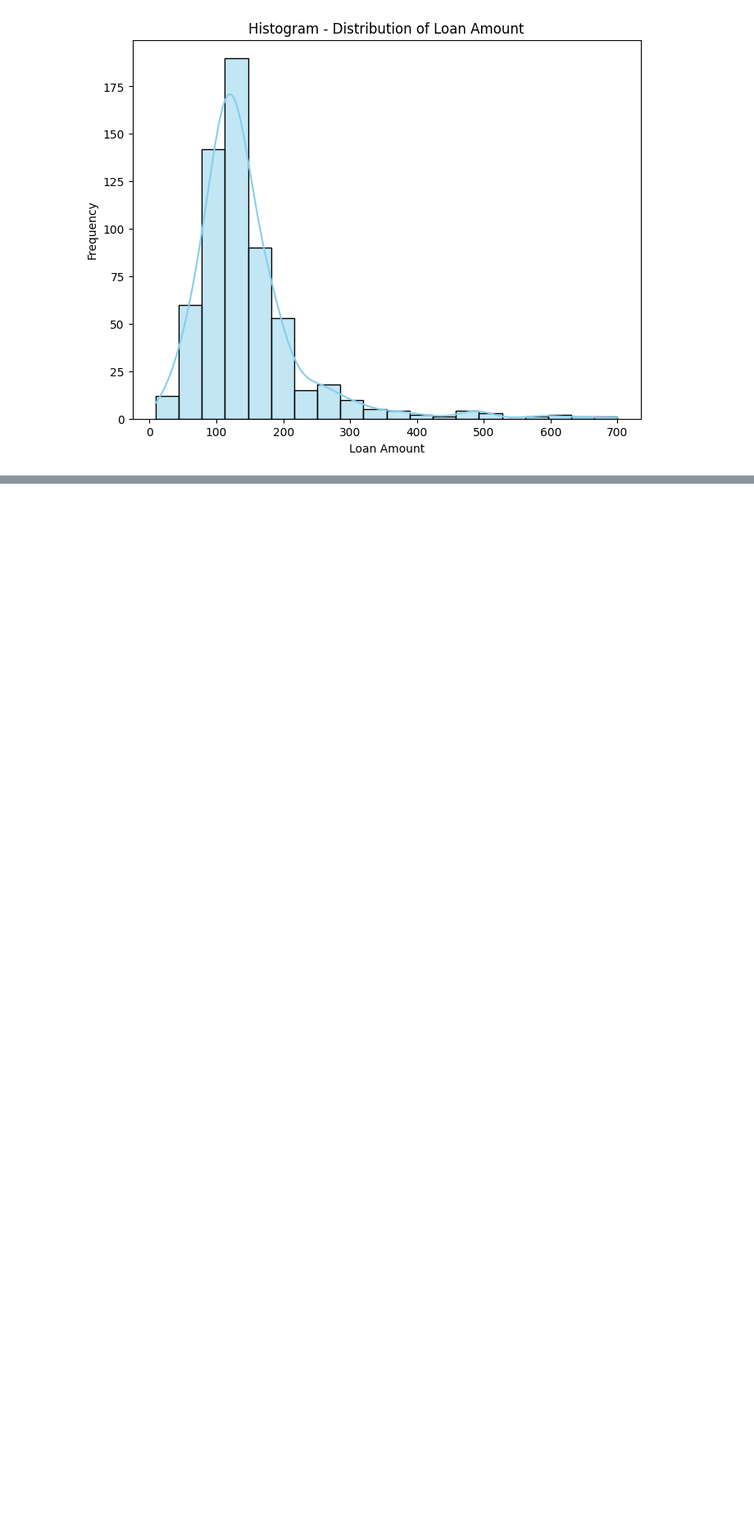
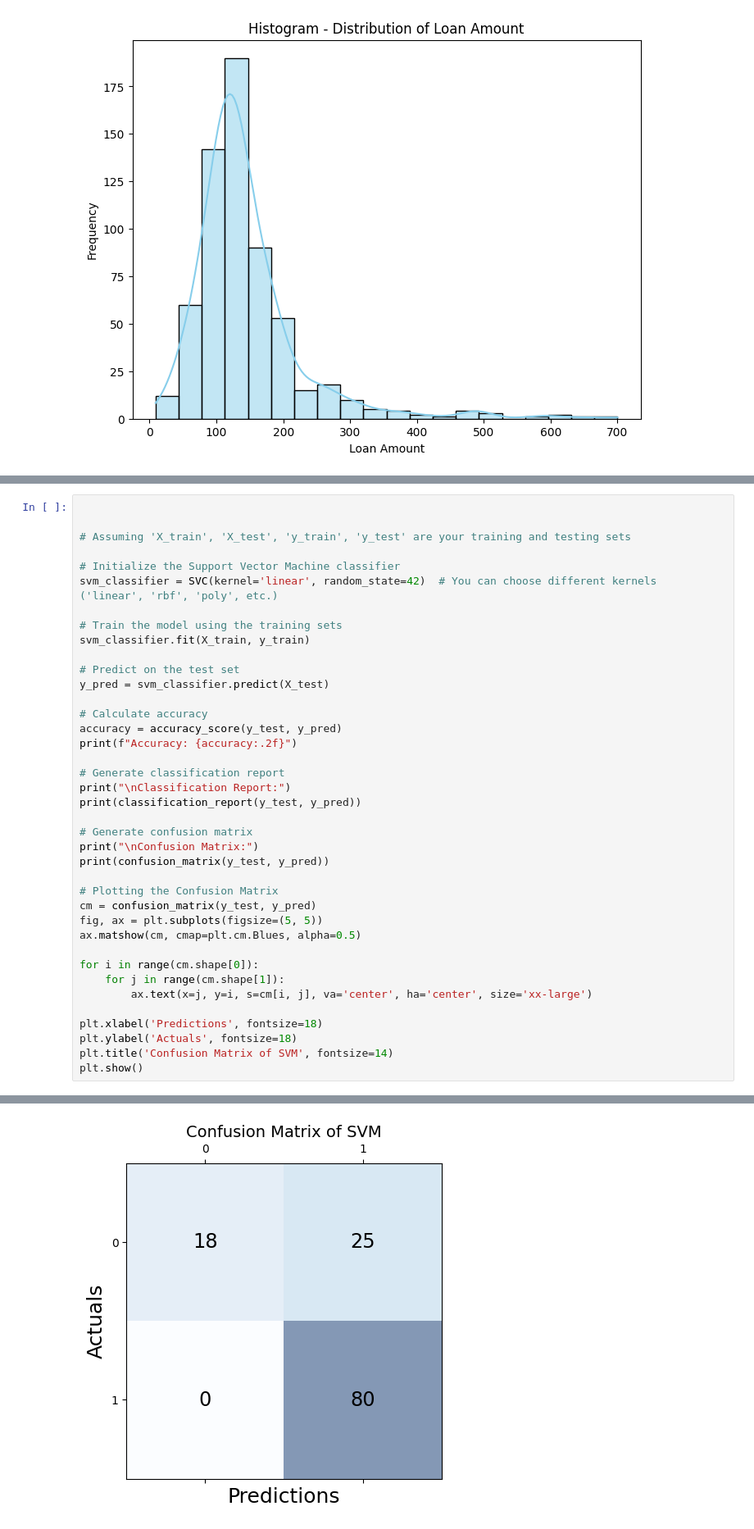
Before and after one commit to root459/ibm_loan_prediction, a Jupyter notebook: loanpredictionibm.ipynb, the cells around one changed output, grey strips where cells are left out. Shown at 82% size. Drawn from its saved outputs; the diff is of its cells as text; blank space fills up the shorter version.

```diff
--- a/loanpredictionibm.ipynb
+++ b/loanpredictionibm.ipynb
@@ -311,0 +589,40 @@ plt.show()
+# %%
+
+
+# Assuming 'X_train', 'X_test', 'y_train', 'y_test' are your training and testing sets
+
+# Initialize the Support Vector Machine classifier
+svm_classifier = SVC(kernel='linear', random_state=42)  # You can choose different kernels ('linear', 'rbf', 'poly', etc.)
+
+# Train the model using the training sets
+svm_classifier.fit(X_train, y_train)
+
+# Predict on the test set
+y_pred = svm_classifier.predict(X_test)
+
+# Calculate accuracy
+accuracy = accuracy_score(y_test, y_pred)
+print(f"Accuracy: {accuracy:.2f}")
+
+# Generate classification report
+print("\nClassification Report:")
+print(classification_report(y_test, y_pred))
+
+# Generate confusion matrix
+print("\nConfusion Matrix:")
+print(confusion_matrix(y_test, y_pred))
+
+# Plotting the Confusion Matrix
+cm = confusion_matrix(y_test, y_pred)
+fig, ax = plt.subplots(figsize=(5, 5))
+ax.matshow(cm, cmap=plt.cm.Blues, alpha=0.5)
+
+for i in range(cm.shape[0]):
+    for j in range(cm.shape[1]):
+        ax.text(x=j, y=i, s=cm[i, j], va='center', ha='center', size='xx-large')
+
+plt.xlabel('Predictions', fontsize=18)
+plt.ylabel('Actuals', fontsize=18)
+plt.title('Confusion Matrix of SVM', fontsize=14)
+plt.show()
+# %% [output]
@@ -311,0 +645 @@ plt.show()
+[figure, added]
```
Also changed, not shown: parts of 20 cells of this notebook.
